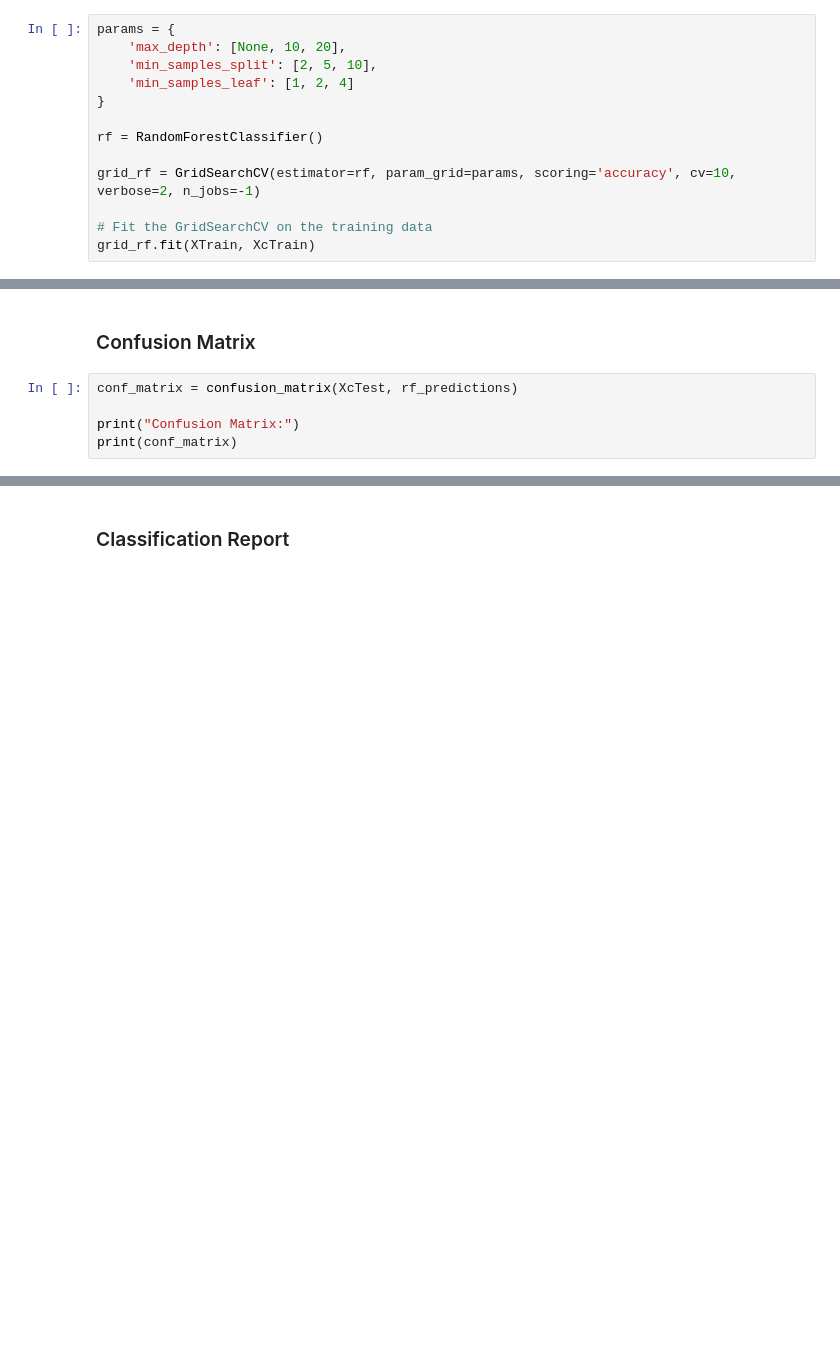
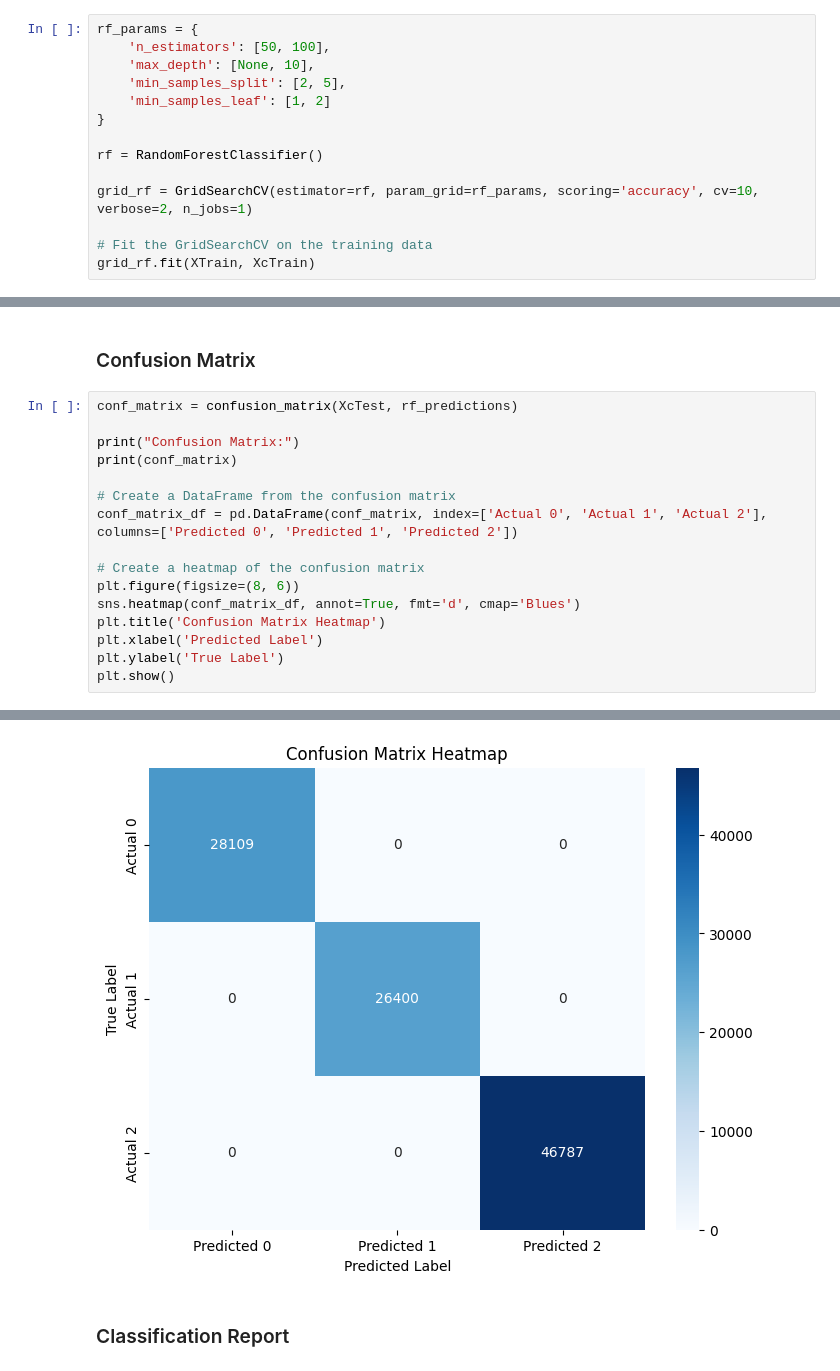
Before and after one commit to sulaimangm/SEP769_CPS_DeepLearning, a Jupyter notebook: SEP769_Classification.ipynb, the cells around one changed output, grey strips where cells are left out. Cells and saved outputs as stored; diff of their text form; blank space fills up the shorter version.

```diff
--- a/SEP769_Classification.ipynb
+++ b/SEP769_Classification.ipynb
@@ -262,15 +244,16 @@ The Accuracy on the Test Set is  0.9581918338335176
 # %% [markdown]
 ## Performing K-Fold Cross Validation with Parameter Selection using Grid-Search
 # %%
-params = {
-    'max_depth': [None, 10, 20],
-    'min_samples_split': [2, 5, 10],
-    'min_samples_leaf': [1, 2, 4]
+rf_params = {
+    'n_estimators': [50, 100],
+    'max_depth': [None, 10],
+    'min_samples_split': [2, 5],
+    'min_samples_leaf': [1, 2]
 }
 
 rf = RandomForestClassifier()
 
-grid_rf = GridSearchCV(estimator=rf, param_grid=params, scoring='accuracy', cv=10, verbose=2, n_jobs=-1)
+grid_rf = GridSearchCV(estimator=rf, param_grid=rf_params, scoring='accuracy', cv=10, verbose=2, n_jobs=1)
 
 # Fit the GridSearchCV on the training data
 grid_rf.fit(XTrain, XcTrain)
@@ -294,7 +298,19 @@ print("Best Hyperparameters:", best_params)
 # %% [markdown]
 ### Confusion Matrix
-# %%
-conf_matrix = confusion_matrix(XcTest, rf_predictions)
-
-print("Confusion Matrix:")
-print(conf_matrix)
+# %%
+conf_matrix = confusion_matrix(XcTest, rf_predictions)
+
+print("Confusion Matrix:")
+print(conf_matrix)
+
+# Create a DataFrame from the confusion matrix
+conf_matrix_df = pd.DataFrame(conf_matrix, index=['Actual 0', 'Actual 1', 'Actual 2'], columns=['Predicted 0', 'Predicted 1', 'Predicted 2'])
+
+# Create a heatmap of the confusion matrix
+plt.figure(figsize=(8, 6))
+sns.heatmap(conf_matrix_df, annot=True, fmt='d', cmap='Blues')
+plt.title('Confusion Matrix Heatmap')
+plt.xlabel('Predicted Label')
+plt.ylabel('True Label')
+plt.show()
+# %% [output]
@@ -301,3 +321,4 @@ print(conf_matrix)
+[figure, added]
 # %% [markdown]
 ### Classification Report
 # %%
```
Also changed, not shown: parts of 12 cells of this notebook.
